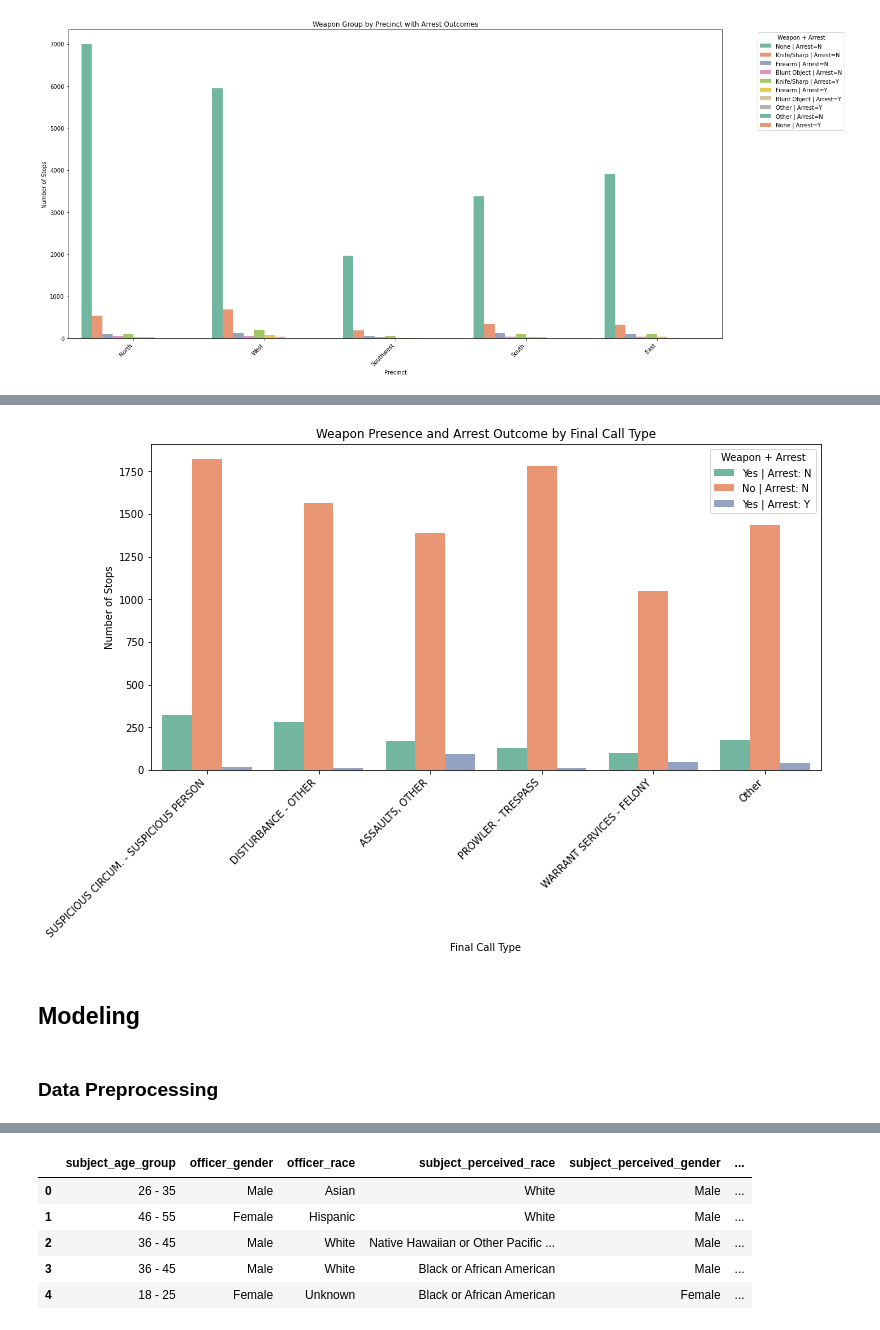
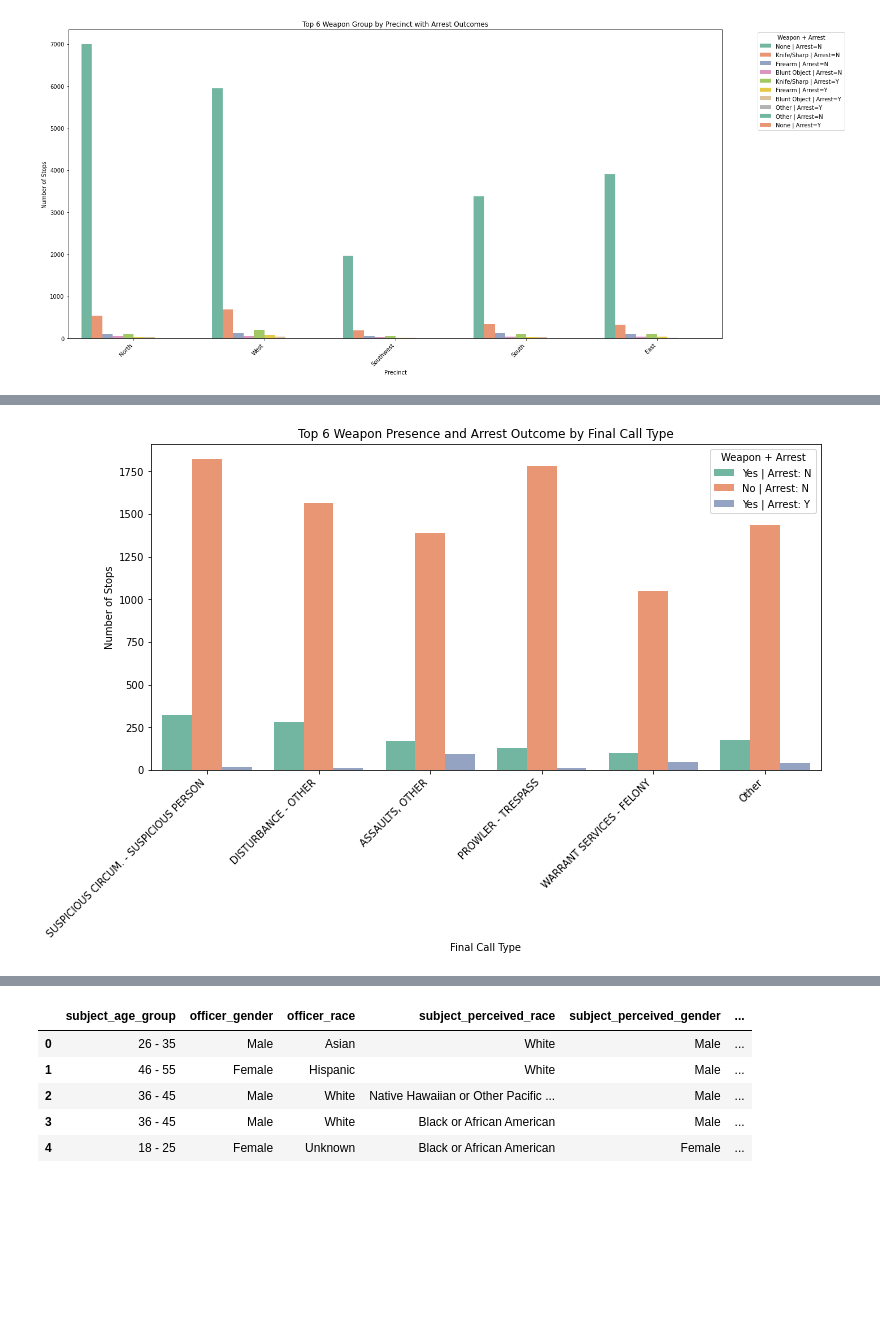
Before and after one commit to StacyMogeni/phase3_project, a Jupyter notebook: Untitled.ipynb, the cells around one changed output, grey strips where cells are left out. Drawn from its saved outputs; the diff is of its cells as text; code cells hidden in the pictures; blank space fills up the shorter version.

```diff
--- a/Untitled.ipynb
+++ b/Untitled.ipynb
@@ -1148,29 +1232,25 @@ plt.show()
 # %%
 #Drop nulls in the relevant columns
 df_plot = df2.dropna(subset=["weapon_present", "final_call_type", "arrest_flag"]).copy()
 
 #Filter out 'Unknown' values
 df_plot = df_plot[~df_plot["weapon_present"].isin(["Unknown", "-"]) & ~df_plot["final_call_type"].isin(["Unknown", "-"])].copy()
 
 #Create combined column
 df_plot["Weapon_Arrest"] = df_plot["weapon_present"] + " | Arrest: " + df_plot["arrest_flag"]
 
 #Focus on top 6 Final Call Types
 top_final_calls = df_plot["final_call_type"].value_counts().nlargest(6).index
 df_plot = df_plot[df_plot["final_call_type"].isin(top_final_calls)]
 
 #Plot Weapon Presence and Arrest Outcome by Final Call Type
 plt.figure(figsize=(12,6))
 sns.countplot(data=df_plot, x="final_call_type", hue="Weapon_Arrest", palette="Set2")
-plt.title("Weapon Presence and Arrest Outcome by Final Call Type")
+plt.title("Top 6 Weapon Presence and Arrest Outcome by Final Call Type")
 plt.xlabel("Final Call Type")
 plt.ylabel("Number of Stops")
 plt.xticks(rotation=45, ha="right")
 plt.legend(title="Weapon + Arrest")
 plt.show()
 # %% [output]
-[figure, old version]
+[figure, new version]
-# %% [markdown]
-## Modeling
-# %% [markdown]
-### Data Preprocessing
```
Also changed, not shown: parts of 93 cells of this notebook.
